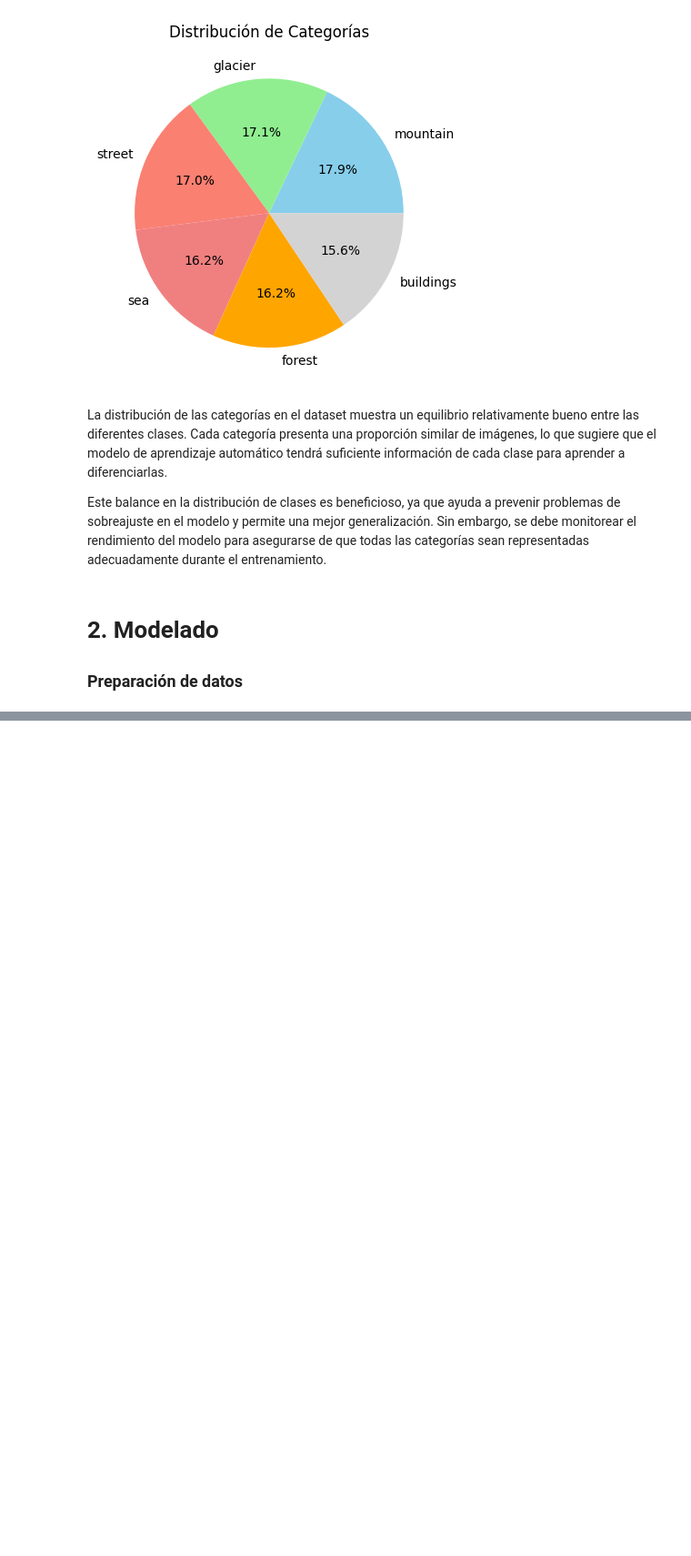
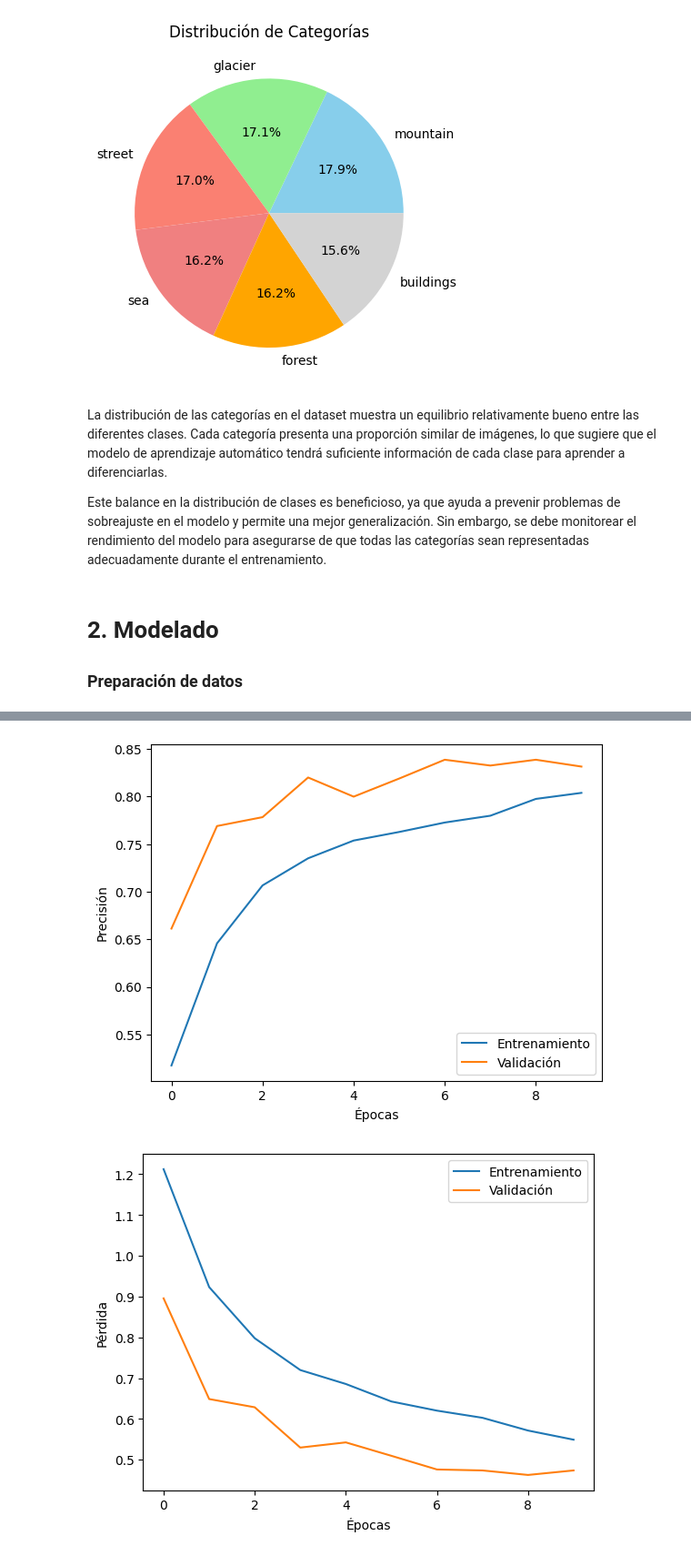
Before and after one commit to joaquinoldani/tp-ml-2, a Jupyter notebook: tp2_places.ipynb, the cells around one changed output, grey strips where cells are left out. Shown at 91% size. Cells and saved outputs as stored; diff of their text form; code cells hidden in the pictures; blank space fills up the shorter version.

```diff
--- a/tp2_places.ipynb
+++ b/tp2_places.ipynb
@@ -114,0 +165,23 @@ validation_generator = datagen.flow_from_directory(
+# %%
+model = Sequential([
+    Conv2D(32, (3, 3), activation='relu', input_shape=(150, 150, 3)),
+    MaxPooling2D(pool_size=(2, 2)),
+    Conv2D(64, (3, 3), activation='relu'),
+    MaxPooling2D(pool_size=(2, 2)),
+    Conv2D(128, (3, 3), activation='relu'),
+    MaxPooling2D(pool_size=(2, 2)),
+    Flatten(),
+    Dense(512, activation='relu'),
+    Dropout(0.5),
+    Dense(6, activation='softmax')  # 6 categorías de salida
+])
+
+model.compile(optimizer='adam', loss='categorical_crossentropy', metrics=['accuracy'])}
+# %%
+history = model.fit(
+    train_generator,
+    steps_per_epoch=train_generator.samples // train_generator.batch_size,
+    validation_data=validation_generator,
+    validation_steps=validation_generator.samples // validation_generator.batch_size,
+    epochs=10
+)
@@ -114,0 +209,19 @@ validation_generator = datagen.flow_from_directory(
+# %%
+# Graficar precisión
+plt.plot(history.history['accuracy'], label='Entrenamiento')
+plt.plot(history.history['val_accuracy'], label='Validación')
+plt.xlabel('Épocas')
+plt.ylabel('Precisión')
+plt.legend()
+plt.show()
+
+# Graficar pérdida
+plt.plot(history.history['loss'], label='Entrenamiento')
+plt.plot(history.history['val_loss'], label='Validación')
+plt.xlabel('Épocas')
+plt.ylabel('Pérdida')
+plt.legend()
+plt.show()
+# %% [output]
+[figure, added]
+[figure, added]
```
Also changed, not shown: parts of 12 cells of this notebook.
